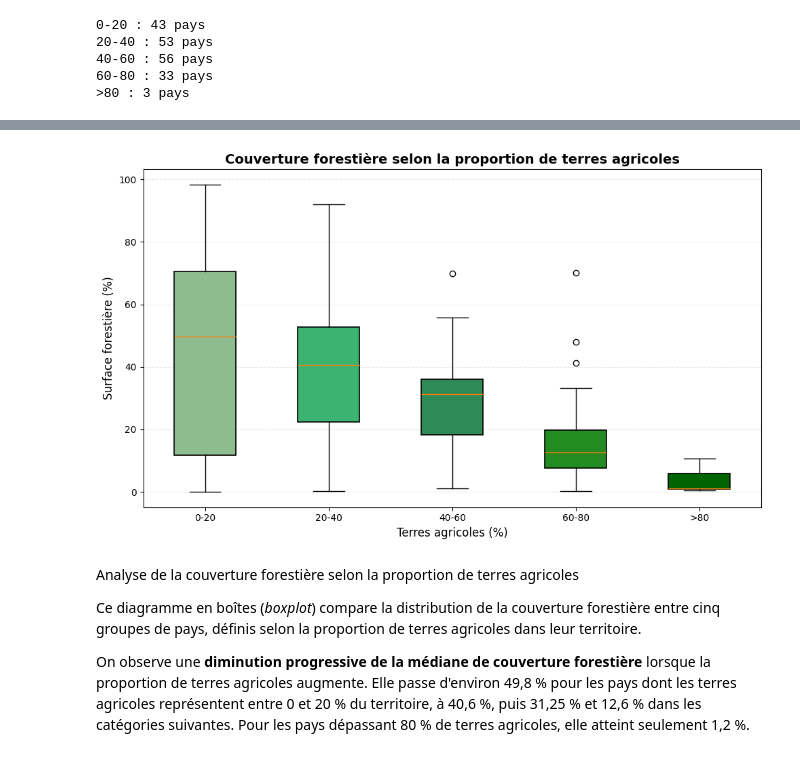
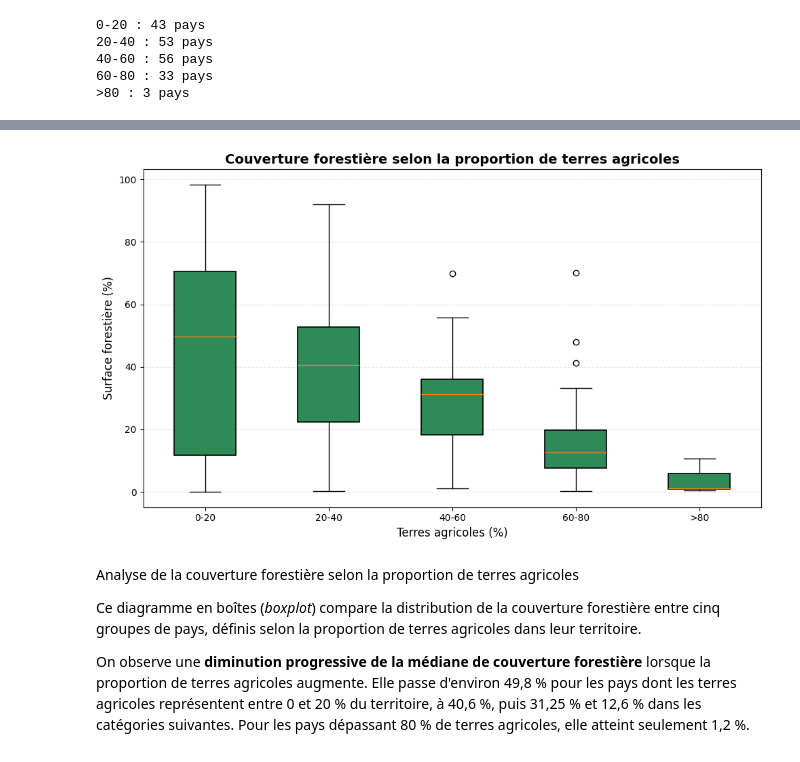
Before and after one commit to Sebastien-Luc-Soncini/Projet-Fil-Rouge-Foret, a Jupyter notebook: Projet_Fil_Rouge_Foret/foret.ipynb, the cells around one changed output, grey strips where cells are left out. Drawn from its saved outputs; the diff is of its cells as text; code cells hidden in the pictures.

```diff
--- a/Projet_Fil_Rouge_Foret/foret.ipynb
+++ b/Projet_Fil_Rouge_Foret/foret.ipynb
@@ -1363,39 +1367,31 @@ for categorie, donnees in zip(categories, donnees_boxplot):
 # %%
 plt.figure(figsize=(10, 6))
 
 boites = plt.boxplot(
     donnees_boxplot,
     tick_labels=categories,
     patch_artist=True
 )
 
-couleurs = [
-    "darkseagreen",
-    "mediumseagreen",
-    "seagreen",
-    "forestgreen",
-    "darkgreen"
-]
-
-for boite, couleur in zip(boites["boxes"], couleurs):
-    boite.set_facecolor(couleur)
+for boite in boites["boxes"]:
+    boite.set_facecolor("seagreen")
     boite.set_edgecolor("black")
     boite.set_linewidth(1.2)
 
 plt.title(
     "Couverture forestière selon la proportion de terres agricoles",
     fontsize=14,
     fontweight="bold"
 )
 
 plt.xlabel("Terres agricoles (%)", fontsize=12)
 plt.ylabel("Surface forestière (%)", fontsize=12)
 
 plt.grid(axis="y", linestyle="--", alpha=0.3)
 plt.tight_layout()
 plt.show()
 # %% [output]
-[figure, old version]
+[figure, new version]
 # %% [markdown]
 Analyse de la couverture forestière selon la proportion de terres agricoles
 
```
Also changed, not shown: parts of 15 cells of this notebook, 7 other files.
